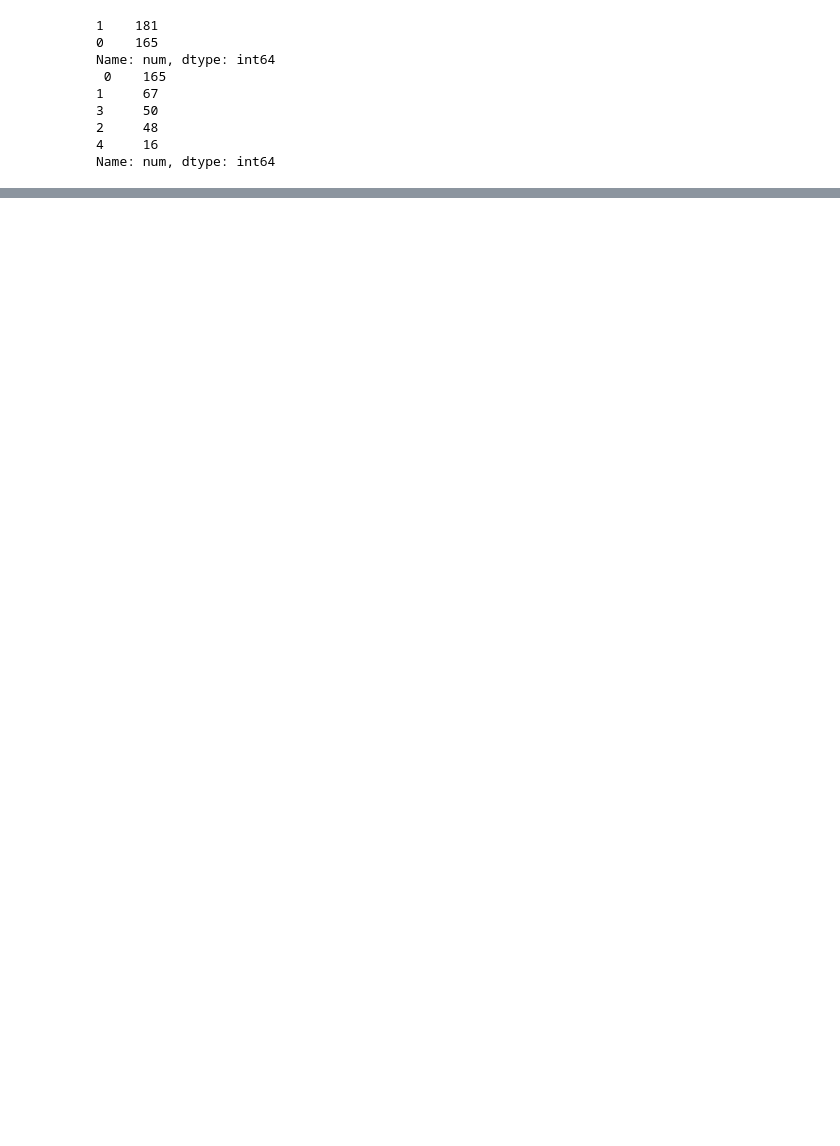
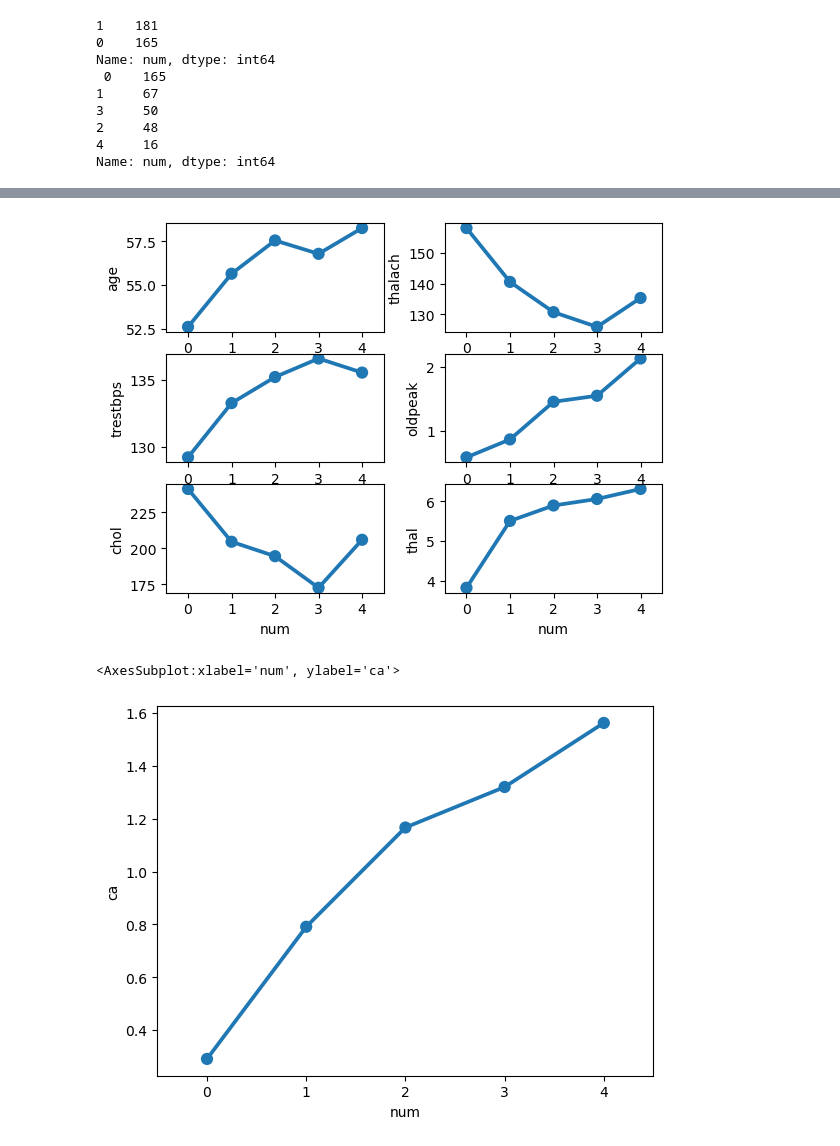
Before and after one commit to LouviersJ/AI-project, a Jupyter notebook: Analyzer.ipynb, the cells around one changed output, grey strips where cells are left out. Cells and saved outputs as stored; diff of their text form; code cells hidden in the pictures; blank space fills up the shorter version.

```diff
--- a/Analyzer.ipynb
+++ b/Analyzer.ipynb
@@ -116,0 +152,16 @@ support vector scores trained on dataset with 2 classifications:
+# %%
+#Creating lineplots for features most important to identifying heart disease to show their correlation
+fig, axes = plt.subplots(3, 2)
+fig.subplots_adjust(wspace=0.28)
+sns.pointplot(df, x='num', y='age', ax=axes[0,0], errorbar=None)
+sns.pointplot(df, x='num', y='trestbps', ax=axes[1,0], errorbar=None)
+sns.pointplot(df, x='num', y='chol', ax=axes[2,0], errorbar=None)
+sns.pointplot(df, x='num', y='thalach', ax=axes[0,1], errorbar=None)
+sns.pointplot(df, x='num', y='oldpeak', ax=axes[1,1], errorbar=None)
+sns.pointplot(df, x='num', y='thal', ax=axes[2,1], errorbar=None)
+plt.show()
+sns.pointplot(df, x='num', y='ca',  errorbar=None)
+# %% [output]
+[figure, added]
+<AxesSubplot:xlabel='num', ylabel='ca'>
+[figure, added]
```
Also changed, not shown: parts of 5 cells of this notebook, 1 other file.
